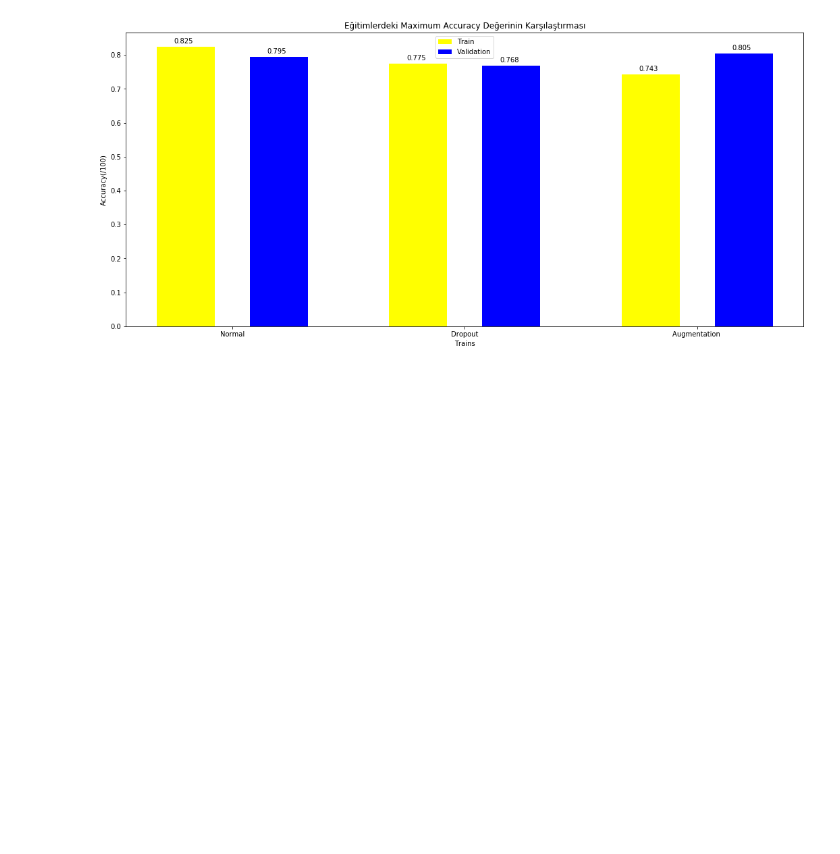
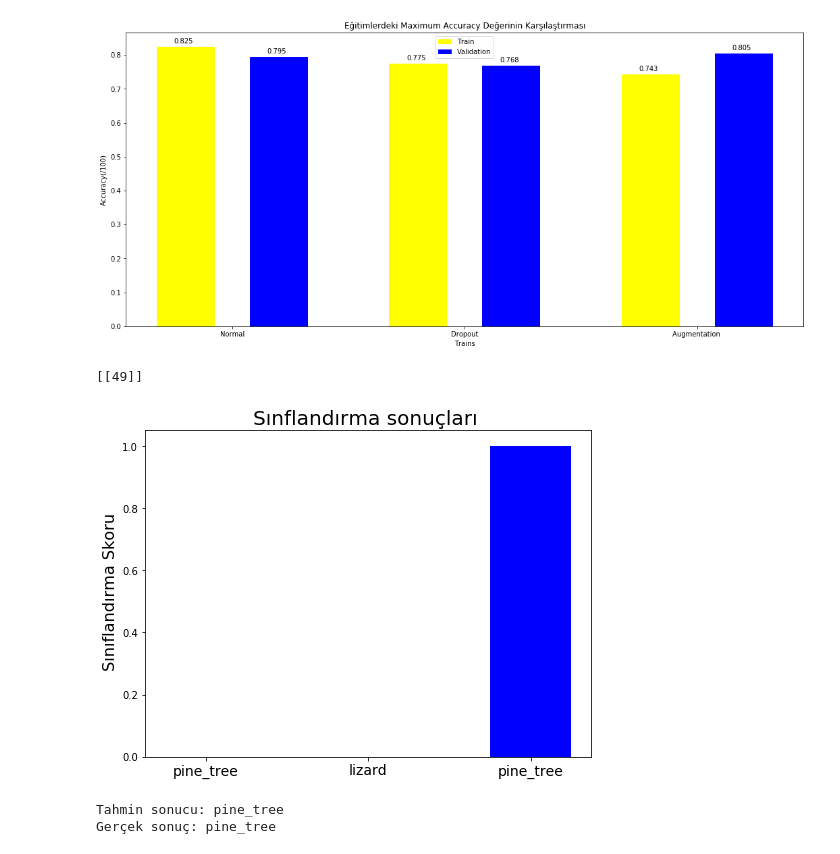
Before and after one commit to FarshidKia/DerinOgrenme_Cifar100_Proje, a Jupyter notebook: OdevCifar-100.ipynb, the cells around one changed output. Drawn from its saved outputs; the diff is of its cells as text; code cells hidden in the pictures; blank space fills up the shorter version.

```diff
--- a/OdevCifar-100.ipynb
+++ b/OdevCifar-100.ipynb
@@ -496,3 +496,34 @@ for i in range(len(x)):
 plt.show()
 # %% [output]
 [figure]
+# %%
+results = model.predict(x_test[1:2])
+print(y_test[:1])
+# %% [output]
+[[49]]
+# %%
+results = model.predict(x_test[1:100])
+
+#sınıflarımız, 6 adet sınıfımız mevcut
+class_names = ['pine_tree','apple','trout', 'lizard','apple','tractor']
+
+ind = 0.1+0.3*np.arange(len(class_names))
+width = 0.15  #bar genişliği
+
+color_list = ['limegreen','yellow','blue']
+
+#sonuçlarımızı renklendirelim
+for i in range(len(class_names)):
+  plt.bar(ind[i], results[0][i], width, color=color_list[i])
+
+plt.title("Sınflandırma sonuçları ",fontsize=20)
+plt.ylabel(" Sınıflandırma Skoru",fontsize=16)
+plt.xticks(ind, class_names, rotation=0, fontsize=14)
+plt.show()
+
+print("Tahmin sonucu:", class_names[np.argmax(results)])
+print("Gerçek sonuç:",class_names[np.argmax(y_test[1:2])])
+# %% [output]
+[figure, added]
+Tahmin sonucu: pine_tree
+Gerçek sonuç: pine_tree
```
